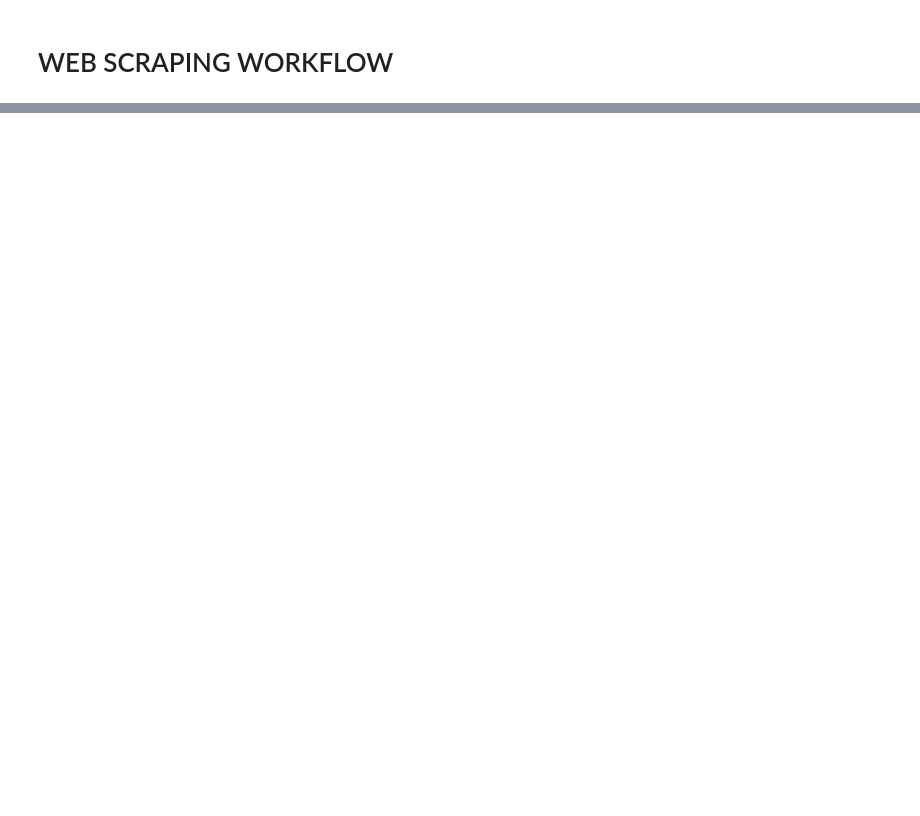
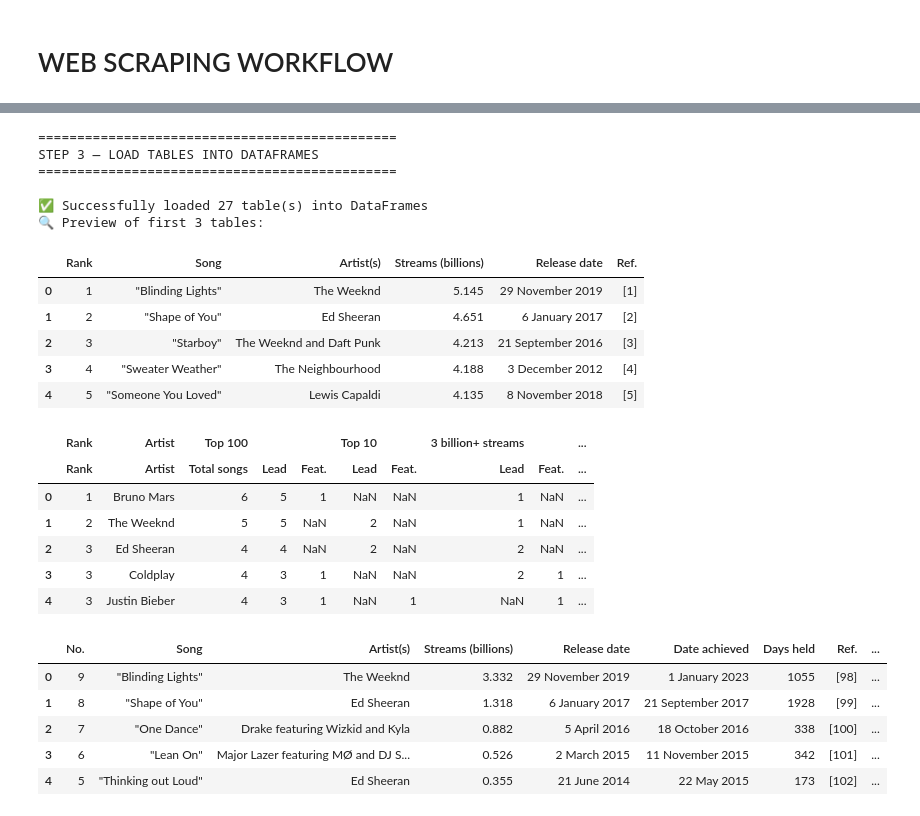
Before and after one commit to cbadil12/web-scraping-project, a Jupyter notebook: src/explore.ipynb, the cells around one changed output, grey strips where cells are left out. Drawn from its saved outputs; the diff is of its cells as text; code cells hidden in the pictures; blank space fills up the shorter version.

```diff
--- a/src/explore.ipynb
+++ b/src/explore.ipynb
@@ -72,0 +17,10 @@ else:
+# %%
+# ===============================================================
+# INPUTS
+# ===============================================================
+url = "https://en.wikipedia.org/wiki/List_of_most-streamed_songs_on_Spotify"
+timeout = 10 # Seconds to wait for the client to make a connection and/or send a response
+num_char_to_rpint = 500 # Nubmer of characters to print from HTML
+no_tables_to_preview = 3
+database_name = "my_database.db"
+sql_table_name = "Spotify_most_streamed_songs"
@@ -72,0 +305,49 @@ else:
+# %%
+# ===============================================================
+# STEP 3 — LOAD TABLES INTO DATAFRAMES
+# ===============================================================
+print("\n==============================================")
+print("STEP 3 — LOAD TABLES INTO DATAFRAMES")
+print("==============================================\n")
+
+if num_tables > 0:
+    try:
+        df_list = pd.read_html(io.StringIO(html_text))
+        for i, df in enumerate(df_list): # Create variables automatically to store each table:
+            var_name = f"df_table_{i}"
+            globals()[var_name] = df
+        print(f"✅ Successfully loaded {len(df_list)} table(s) into DataFrames")
+        print(f"🔍 Preview of first {no_tables_to_preview} tables:")
+        for i in range(no_tables_to_preview):
+            display(globals()["df_table_" + str(i)].head())
+
+    except ValueError:
+        print("❌ pandas.read_html() could not parse any table")
+else:
+    print("❌ No tables available to load into DataFrames")
+# %% [output]
+==============================================
+STEP 3 — LOAD TABLES INTO DATAFRAMES
+==============================================
+
+✅ Successfully loaded 27 table(s) into DataFrames
+🔍 Preview of first 3 tables:
+|  | Rank | Song | Artist(s) | Streams (billions) | Release date | Ref. |
+| 0 | 1 | "Blinding Lights" | The Weeknd | 5.145 | 29 November 2019 | [1] |
+| 1 | 2 | "Shape of You" | Ed Sheeran | 4.651 | 6 January 2017 | [2] |
+| 2 | 3 | "Starboy" | The Weeknd and Daft Punk | 4.213 | 21 September 2016 | [3] |
+| 3 | 4 | "Sweater Weather" | The Neighbourhood | 4.188 | 3 December 2012 | [4] |
+| 4 | 5 | "Someone You Loved" | Lewis Capaldi | 4.135 | 8 November 2018 | [5] |
+|  | Rank | Artist | Top 100 |  |  | Top 10 |  | 3 billion+ streams |  | ... |
+|  | Rank | Artist | Total songs | Lead | Feat. | Lead | Feat. | Lead | Feat. | ... |
+| 0 | 1 | Bruno Mars | 6 | 5 | 1 | NaN | NaN | 1 | NaN | ... |
+| 1 | 2 | The Weeknd | 5 | 5 | NaN | 2 | NaN | 1 | NaN | ... |
+| 2 | 3 | Ed Sheeran | 4 | 4 | NaN | 2 | NaN | 2 | NaN | ... |
+| 3 | 3 | Coldplay | 4 | 3 | 1 | NaN | NaN | 2 | 1 | ... |
+| 4 | 3 | Justin Bieber | 4 | 3 | 1 | NaN | 1 | NaN | 1 | ... |
+|  | No. | Song | Artist(s) | Streams (billions) | Release date | Date achieved | Days held | Ref. | ... |
+| 0 | 9 | "Blinding Lights" | The Weeknd | 3.332 | 29 November 2019 | 1 January 2023 | 1055 | [98] | ... |
+| 1 | 8 | "Shape of You" | Ed Sheeran | 1.318 | 6 January 2017 | 21 September 2017 | 1928 | [99] | ... |
+| 2 | 7 | "One Dance" | Drake featuring Wizkid and Kyla | 0.882 | 5 April 2016 | 18 October 2016 | 338 | [100] | ... |
+| 3 | 6 | "Lean On" | Major Lazer featuring MØ and DJ S... | 0.526 | 2 March 2015 | 11 November 2015 | 342 | [101] | ... |
+| 4 | 5 | "Thinking out Loud" | Ed Sheeran | 0.355 | 21 June 2014 | 22 May 2015 | 173 | [102] | ... |
```
Also changed, not shown: parts of 10 cells of this notebook, 1 other file.
